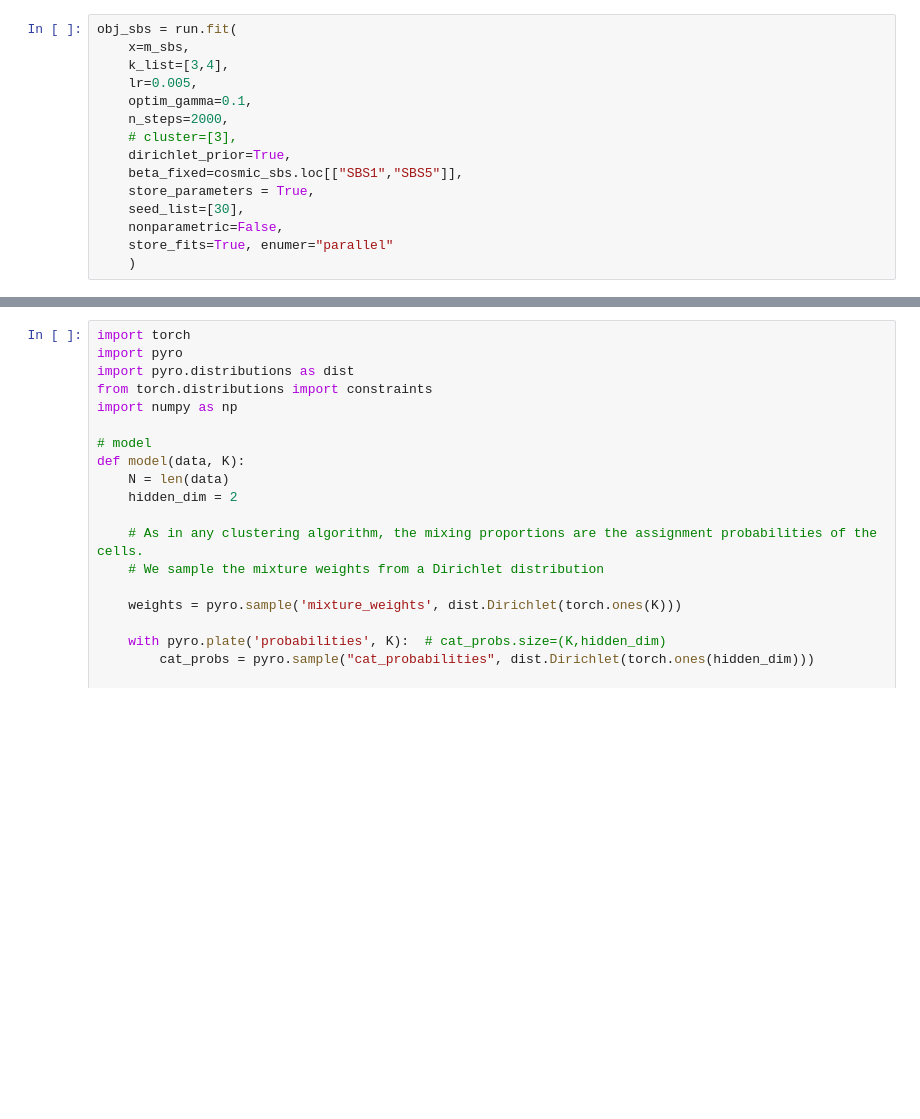
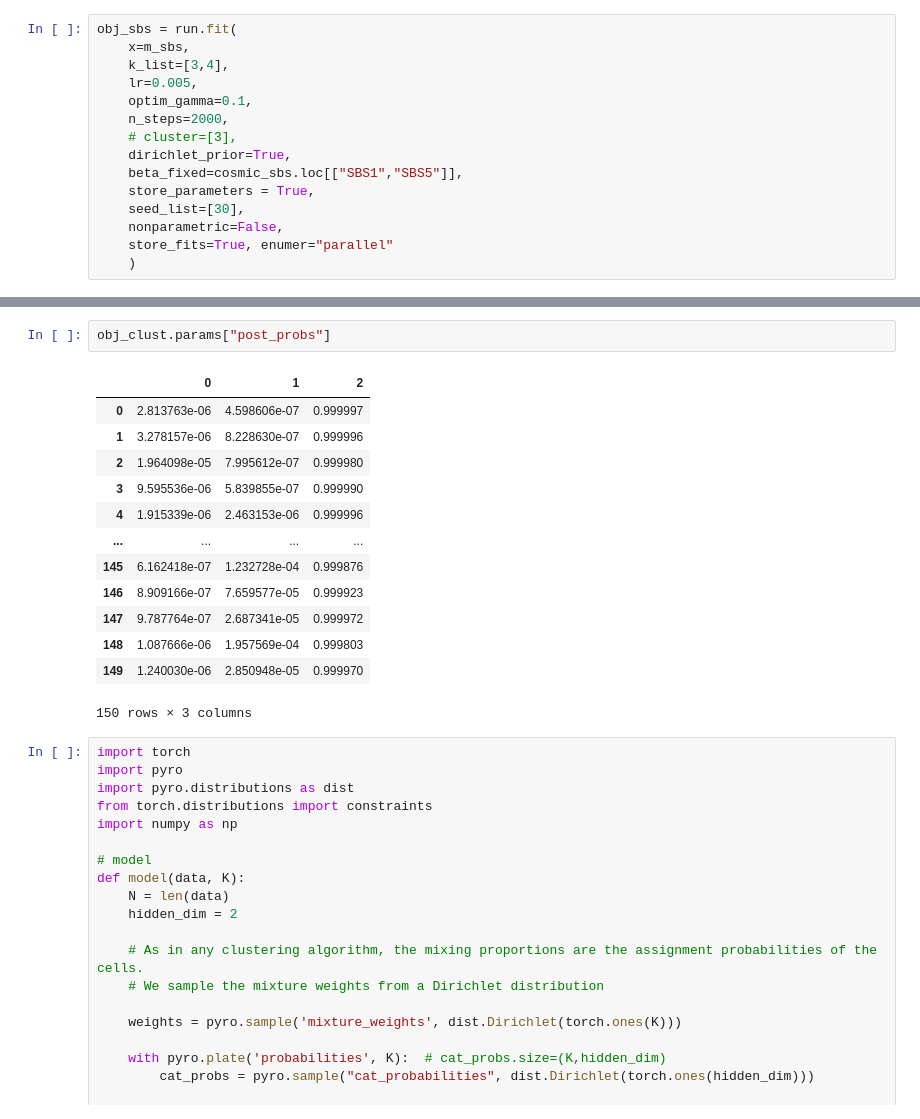
Before and after one commit to caravagnalab/pybascule, a Jupyter notebook: test.ipynb, the cells around one changed output, grey strips where cells are left out. Drawn from its saved outputs; the diff is of its cells as text; blank space fills up the shorter version.

```diff
--- a/test.ipynb
+++ b/test.ipynb
@@ -205,3 +221,19 @@ print(torch.argmax(z_probs, dim=-1).shape)
+# %%
+obj_clust.params["post_probs"]
+# %% [output]
+|  | 0 | 1 | 2 |
+| 0 | 2.813763e-06 | 4.598606e-07 | 0.999997 |
+| 1 | 3.278157e-06 | 8.228630e-07 | 0.999996 |
+| 2 | 1.964098e-05 | 7.995612e-07 | 0.999980 |
+| 3 | 9.595536e-06 | 5.839855e-07 | 0.999990 |
+| 4 | 1.915339e-06 | 2.463153e-06 | 0.999996 |
+| ... | ... | ... | ... |
+| 145 | 6.162418e-07 | 1.232728e-04 | 0.999876 |
+| 146 | 8.909166e-07 | 7.659577e-05 | 0.999923 |
+| 147 | 9.787764e-07 | 2.687341e-05 | 0.999972 |
+| 148 | 1.087666e-06 | 1.957569e-04 | 0.999803 |
+| 149 | 1.240030e-06 | 2.850948e-05 | 0.999970 |
+150 rows × 3 columns
 # %%
 import torch
 import pyro
```
Also changed, not shown: parts of 12 cells of this notebook, 1 other file.
